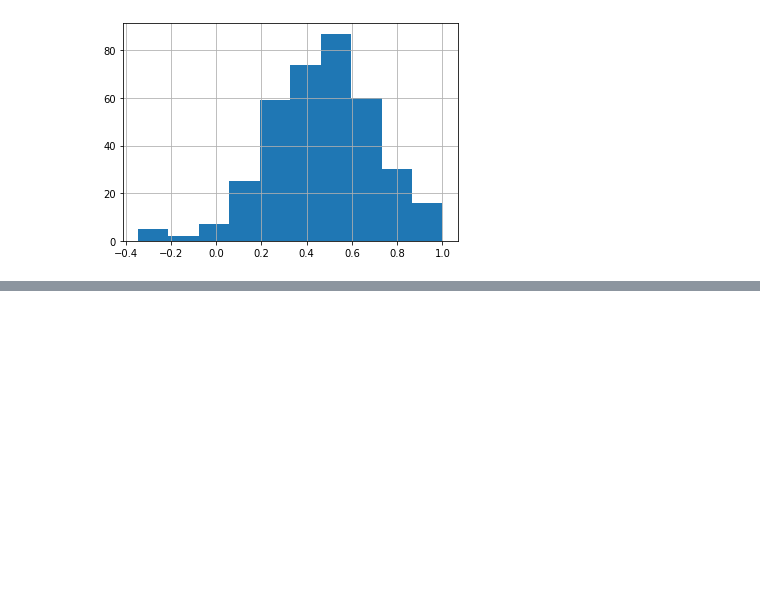
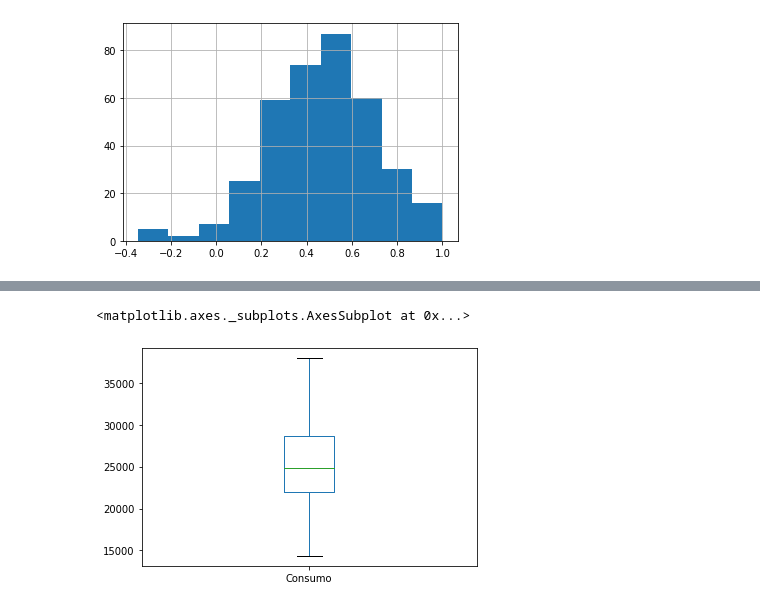
Before and after one commit to thiagorayam/Data, a Jupyter notebook: Exemplo1.ipynb, the cells around one changed output, grey strips where cells are left out. Cells and saved outputs as stored; diff of their text form; code cells hidden in the pictures; blank space fills up the shorter version.

```diff
--- a/Exemplo1.ipynb
+++ b/Exemplo1.ipynb
@@ -146,0 +152,5 @@ df['Clima'].hist()
+# %%
+df['Consumo'].plot.box()
+# %% [output]
+<matplotlib.axes._subplots.AxesSubplot at 0x...>
+[figure, added]
```
Also changed, not shown: parts of 3 cells of this notebook.
